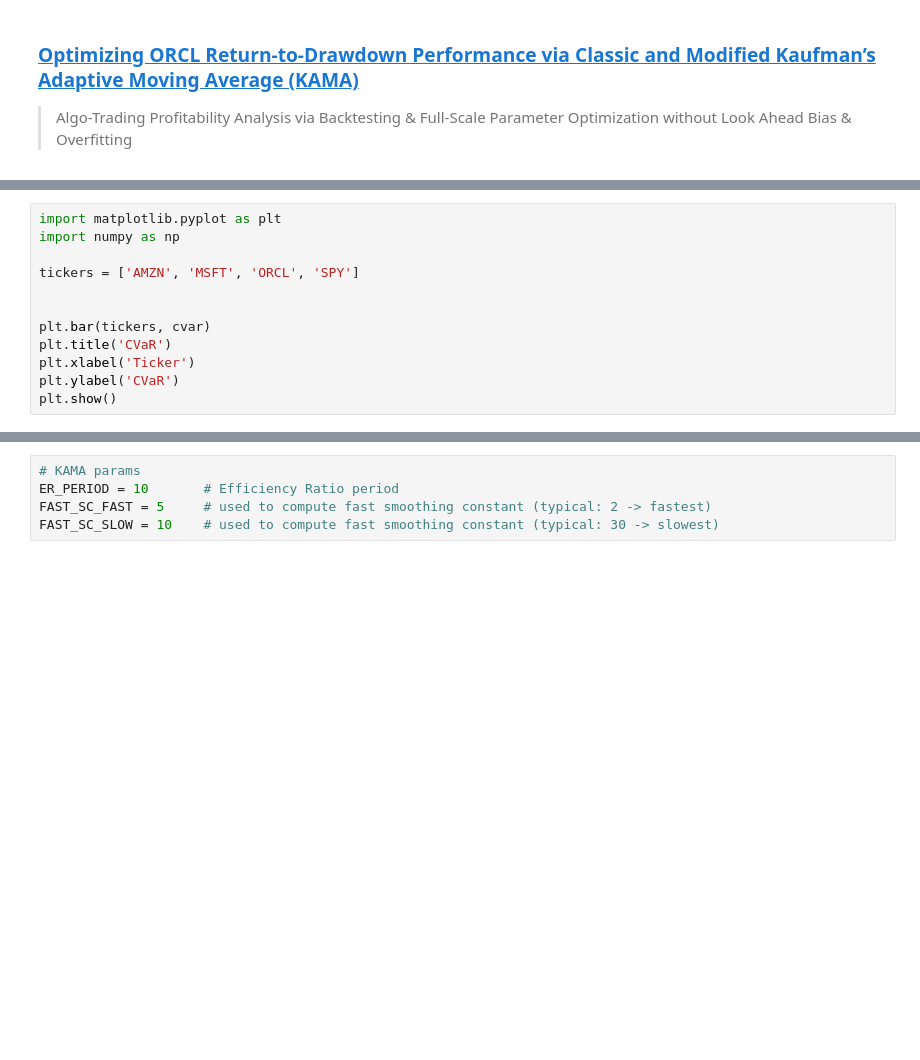
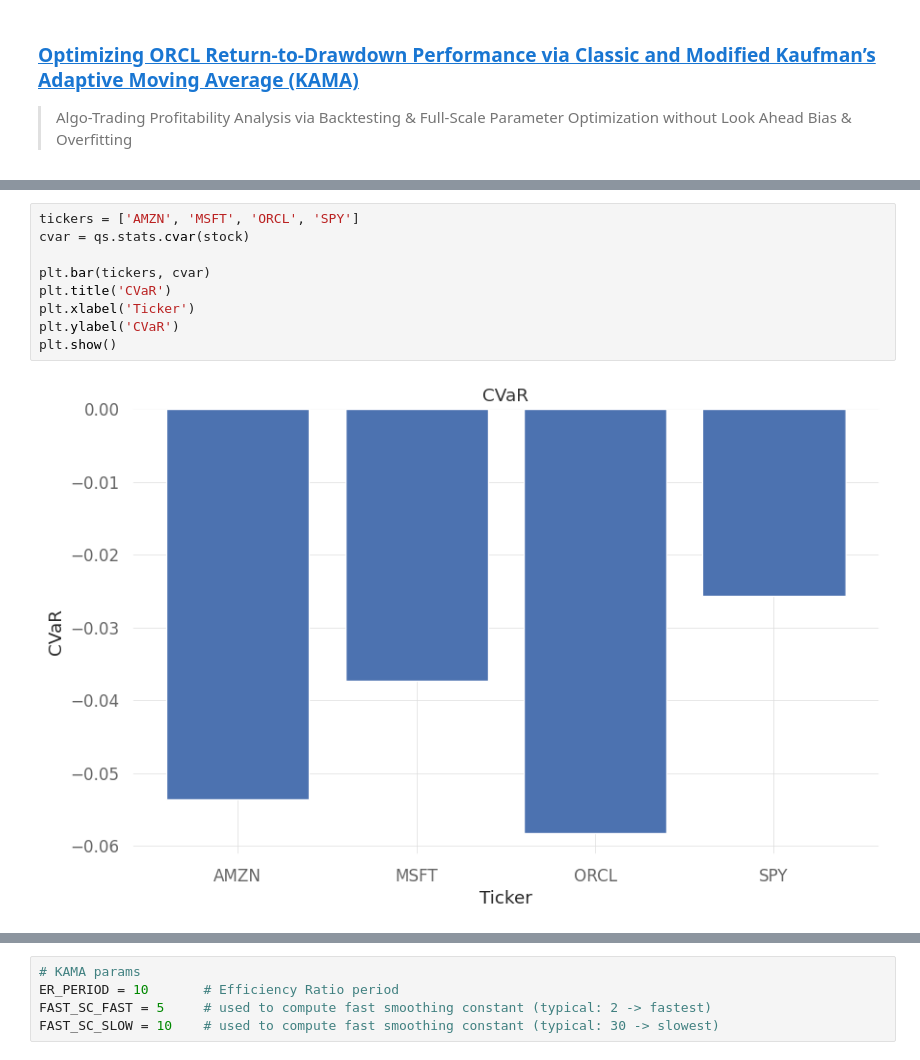
Before and after one commit to shortthirdman-org/Google-Colab-Notebooks, a Jupyter notebook: notebooks/RtDPerf_Classic_Modified_KAMA.ipynb, the cells around one changed output, grey strips where cells are left out. Cells and saved outputs as stored; diff of their text form; blank space fills up the shorter version.

```diff
--- a/notebooks/RtDPerf_Classic_Modified_KAMA.ipynb
+++ b/notebooks/RtDPerf_Classic_Modified_KAMA.ipynb
@@ -268,14 +404,13 @@ plt.show()
 # %%
-import matplotlib.pyplot as plt
-import numpy as np
-
 tickers = ['AMZN', 'MSFT', 'ORCL', 'SPY']
-
+cvar = qs.stats.cvar(stock)
 
 plt.bar(tickers, cvar)
 plt.title('CVaR')
 plt.xlabel('Ticker')
 plt.ylabel('CVaR')
 plt.show()
+# %% [output]
+[figure, added]
 # %%
 qs.stats.sharpe(stock)
```
Also changed, not shown: parts of 80 cells of this notebook.
